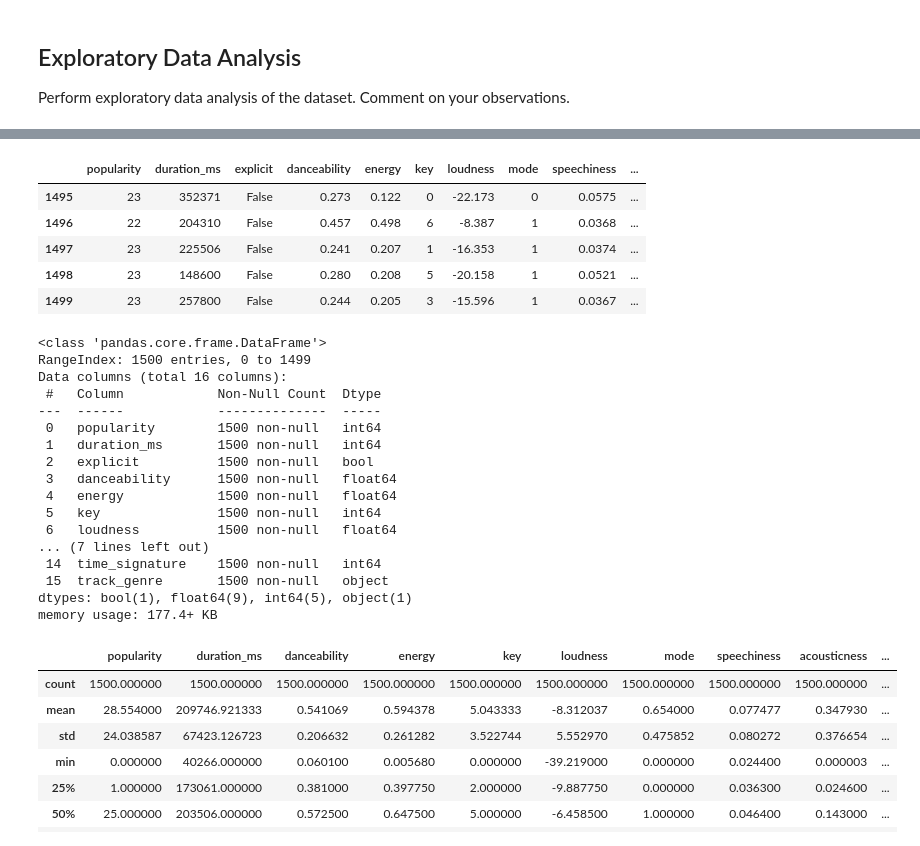
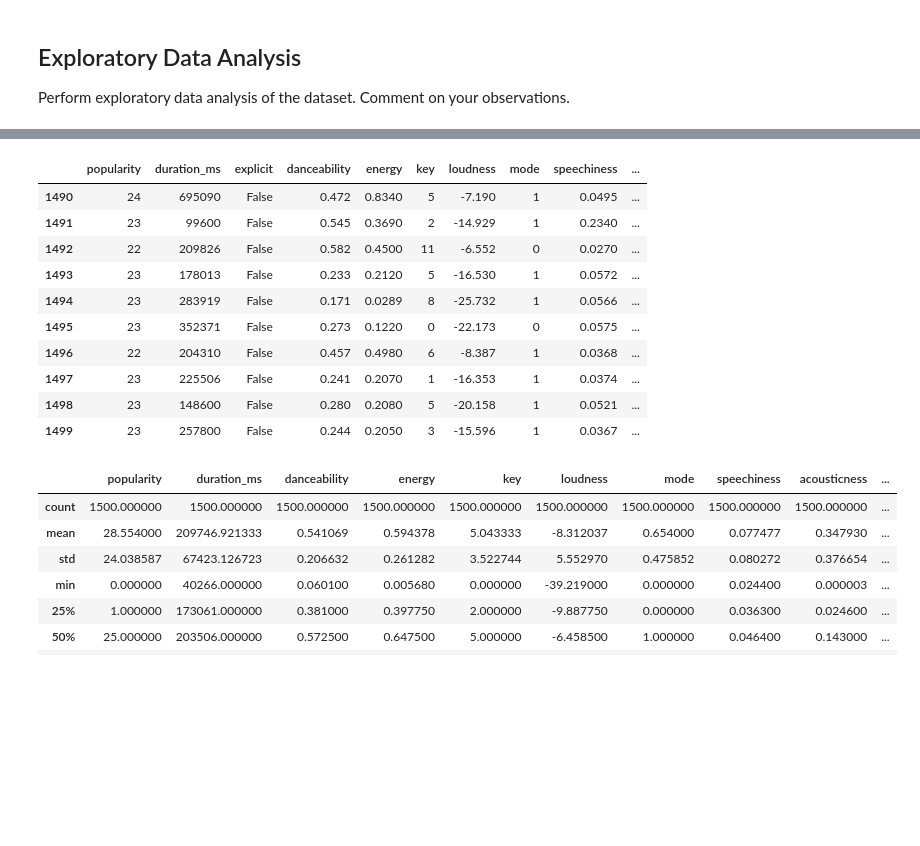
Before and after one commit to italotrt/CS4168-Data-Mining-Project, a Jupyter notebook: CS4168_Project.ipynb, the cells around one changed output, grey strips where cells are left out. Cells and saved outputs as stored; diff of their text form; code cells hidden in the pictures; blank space fills up the shorter version.

```diff
--- a/CS4168_Project.ipynb
+++ b/CS4168_Project.ipynb
@@ -41,0 +39,2 @@ dataset.head(5)
+# %%
+df = pd.read_csv('tracks.csv')
@@ -42,30 +55,15 @@ dataset.head(5)
 # %%
-dataset.tail(5)
+df.tail(10)
 # %% [output]
 |  | popularity | duration_ms | explicit | danceability | energy | key | loudness | mode | speechiness | ... |
-| 1495 | 23 | 352371 | False | 0.273 | 0.122 | 0 | -22.173 | 0 | 0.0575 | ... |
-| 1496 | 22 | 204310 | False | 0.457 | 0.498 | 6 | -8.387 | 1 | 0.0368 | ... |
-| 1497 | 23 | 225506 | False | 0.241 | 0.207 | 1 | -16.353 | 1 | 0.0374 | ... |
-| 1498 | 23 | 148600 | False | 0.280 | 0.208 | 5 | -20.158 | 1 | 0.0521 | ... |
-| 1499 | 23 | 257800 | False | 0.244 | 0.205 | 3 | -15.596 | 1 | 0.0367 | ... |
+| 1490 | 24 | 695090 | False | 0.472 | 0.8340 | 5 | -7.190 | 1 | 0.0495 | ... |
+| 1491 | 23 | 99600 | False | 0.545 | 0.3690 | 2 | -14.929 | 1 | 0.2340 | ... |
+| 1492 | 22 | 209826 | False | 0.582 | 0.4500 | 11 | -6.552 | 0 | 0.0270 | ... |
+| 1493 | 23 | 178013 | False | 0.233 | 0.2120 | 5 | -16.530 | 1 | 0.0572 | ... |
+| 1494 | 23 | 283919 | False | 0.171 | 0.0289 | 8 | -25.732 | 1 | 0.0566 | ... |
+| 1495 | 23 | 352371 | False | 0.273 | 0.1220 | 0 | -22.173 | 0 | 0.0575 | ... |
+| 1496 | 22 | 204310 | False | 0.457 | 0.4980 | 6 | -8.387 | 1 | 0.0368 | ... |
+| 1497 | 23 | 225506 | False | 0.241 | 0.2070 | 1 | -16.353 | 1 | 0.0374 | ... |
+| 1498 | 23 | 148600 | False | 0.280 | 0.2080 | 5 | -20.158 | 1 | 0.0521 | ... |
+| 1499 | 23 | 257800 | False | 0.244 | 0.2050 | 3 | -15.596 | 1 | 0.0367 | ... |
-# %%
-dataset.info()
-# %% [output]
-<class 'pandas.core.frame.DataFrame'>
-RangeIndex: 1500 entries, 0 to 1499
-Data columns (total 16 columns):
- #   Column            Non-Null Count  Dtype
----  ------            --------------  -----
- 0   popularity        1500 non-null   int64
- 1   duration_ms       1500 non-null   int64
- 2   explicit          1500 non-null   bool
- 3   danceability      1500 non-null   float64
- 4   energy            1500 non-null   float64
- 5   key               1500 non-null   int64
- 6   loudness          1500 non-null   float64
-... (7 lines left out)
- 14  time_signature    1500 non-null   int64
- 15  track_genre       1500 non-null   object
-dtypes: bool(1), float64(9), int64(5), object(1)
-memory usage: 177.4+ KB
 # %%
```
Also changed, not shown: parts of 28 cells of this notebook, 1 other file.
